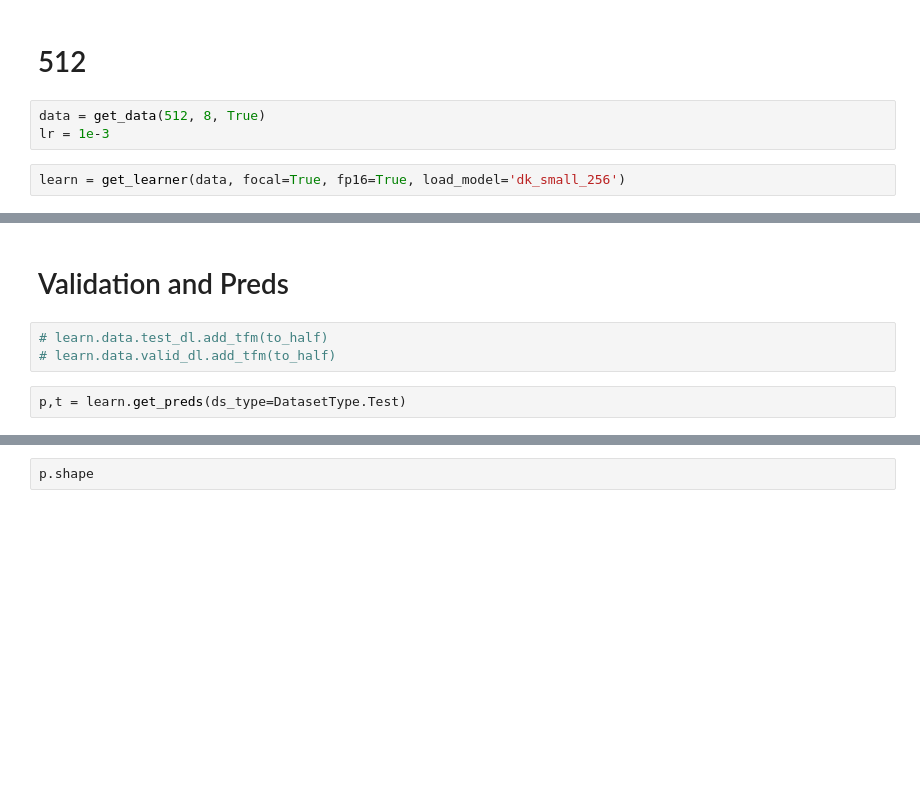
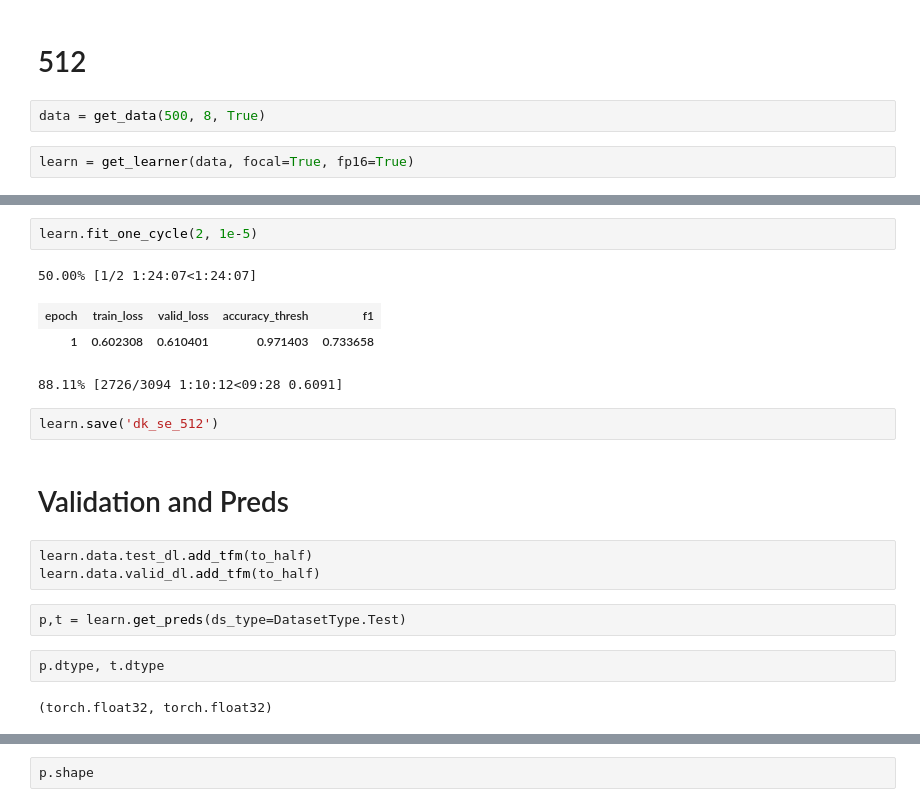
Before and after one commit to andrijdavid/kaggle_hpa, a Jupyter notebook: 4channel-darknet-se.ipynb, the cells around one changed output, grey strips where cells are left out. Cells and saved outputs as stored; diff of their text form; blank space fills up the shorter version.

```diff
--- a/4channel-darknet-se.ipynb
+++ b/4channel-darknet-se.ipynb
@@ -190,7 +210,6 @@ learn.save('dk_se_256')
 # %% [markdown]
 # 512
 # %%
-data = get_data(512, 8, True)
-lr = 1e-3
+data = get_data(500, 8, True)
 # %%
-learn = get_learner(data, focal=True, fp16=True, load_model='dk_small_256')
+learn = get_learner(data, focal=True, fp16=True)
@@ -214,7 +222,20 @@ learn.fit_one_cycle(10, 1e-4, wd=0.2, div_factor=10, pct_start=0.5)
+# %%
+learn.fit_one_cycle(2, 1e-5)
+# %% [output]
+50.00% [1/2 1:24:07<1:24:07]
+| epoch | train_loss | valid_loss | accuracy_thresh | f1 |
+| 1 | 0.602308 | 0.610401 | 0.971403 | 0.733658 |
+88.11% [2726/3094 1:10:12<09:28 0.6091]
+# %%
+learn.save('dk_se_512')
 # %% [markdown]
 # Validation and Preds
 # %%
-# learn.data.test_dl.add_tfm(to_half)
-# learn.data.valid_dl.add_tfm(to_half)
+learn.data.test_dl.add_tfm(to_half)
+learn.data.valid_dl.add_tfm(to_half)
 # %%
 p,t = learn.get_preds(ds_type=DatasetType.Test)
+# %%
+p.dtype, t.dtype
+# %% [output]
+(torch.float32, torch.float32)
```
Also changed, not shown: parts of 33 cells of this notebook.
